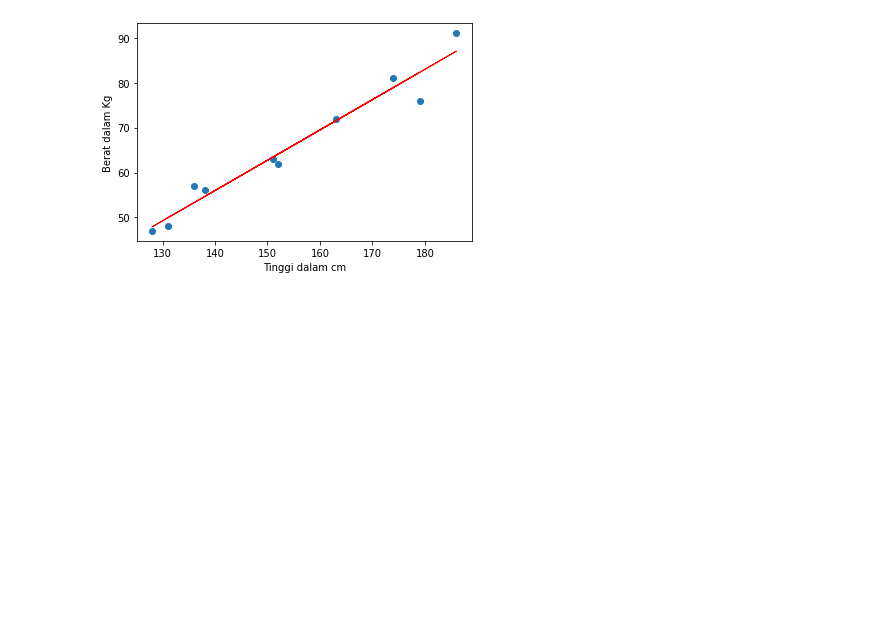
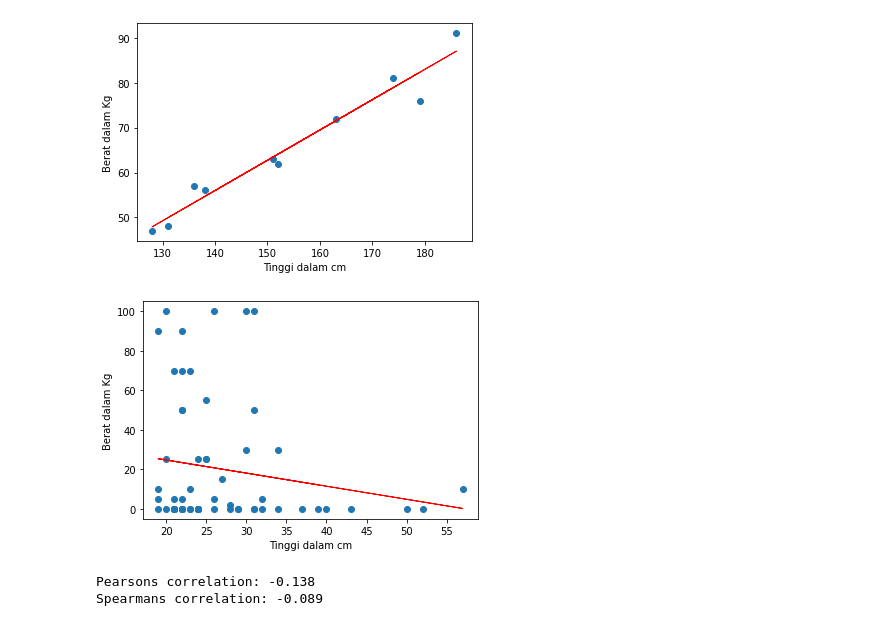
Before and after one commit to ikhsan15/kBuatanIkhsanNur, a Jupyter notebook: uts_cerdas_buat.ipynb, the cells around one changed output. Drawn from its saved outputs; the diff is of its cells as text; code cells hidden in the pictures; blank space fills up the shorter version.

```diff
--- a/uts_cerdas_buat.ipynb
+++ b/uts_cerdas_buat.ipynb
@@ -142,3 +114,73 @@ Coefficient : [0.67461045]
 Intercept : -38.45508707607701
 [-11.47066911   8.76764436]
 [figure]
+# %%
+import numpy as np
+import pandas as pd
+from matplotlib import pyplot as plt
+from sklearn.linear_model import LinearRegression
+from sklearn.metrics import mean_squared_error
+from sklearn import linear_model
+df = pd.DataFrame([
+                    [19,90],[19,10],[19,5],[20,0],[20,25],[21,0],[21,0],[21,5],[21,70],[21,0],
+                    [21,0],[22,70],[22,90],[22,50],[22,0],[22,0],[23,0],[23,0],[23,70],[24,0],
+                    [24,0],[24,0],[25,25],[26,100],[26,0],[26,5],[28,2],[28,0],[29,0],[31,100],
+                    [31,0],[31,0],[32,5],[34,0],[34,30],[37,0],[40,0],[43,0],[50,0],[52,0],
+                    [57,10],[19,0],[20,100],[21,0],[22,5],[22,0],[22,0],[22,50],[23,10],[24,0],
+                    [24,0],[24,25],[25,25],[25,55],[27,15],[29,0],[30,100],[30,30],[31,50],[32,0],
+                    [39,0]
+                  ])
+
+df.columns = ['x', 'y']
+x_train = df['x'].values[:, np.newaxis]
+y_train = df['y'].values
+lm.fit(x_train, y_train)
+
+pb = lm.predict(x_train)
+dfc = pd.DataFrame({'x': df['x'],'y':pb})
+plt.scatter(df['x'],df['y'])
+plt.plot(dfc['x'],dfc['y'],color='red',linewidth=1)
+plt.xlabel('Tinggi dalam cm')
+plt.ylabel('Berat dalam Kg')
+plt.show()
+# %% [output]
+[figure, added]
+# %%
+# calculate the Pearson's correlation between two variables
+from numpy.random import randn
+from numpy.random import seed
+from scipy.stats import pearsonr
+from scipy.stats import spearmanr
+# seed random number generator
+# seed(1)
+# # prepare data
+# data1 = 20 * randn(1000) + 100
+# data2 = data1 + (10 * randn(1000) + 50)
+
+pubtran = [
+        90,10,5,0,25,0,0,5,70,0,
+        0,70,90,50,0,0,0,0,0,0,
+        0,0,25,100,0,5,2,0,0,100,
+        0,0,5,0,30,0,0,0,0,0,
+        10,0,100,0,5,0,0,0,10,0,
+        0,25,25,55,15,0,100,30,50,0,
+        0
+]
+age = [
+        19,19,19,20,20,21,21,21,21,21,
+        21,22,22,22,22,22,23,23,23,24,
+        24,24,25,26,26,26,28,28,29,31,
+        31,31,32,34,34,37,40,43,50,52,
+        57,19,20,21,22,22,22,22,23,24,
+        24,24,25,25,27,29,30,30,31,32,
+        39
+]
+
+# calculate Pearson's correlation
+corr1, _ = pearsonr(age, pubtran)
+print('Pearsons correlation: %.3f' % corr1)
+corr2, _ = spearmanr(age, pubtran)
+print('Spearmans correlation: %.3f' % corr2)
+# %% [output]
+Pearsons correlation: -0.138
+Spearmans correlation: -0.089
```
Also changed, not shown: parts of 6 cells of this notebook, 1 other file.
